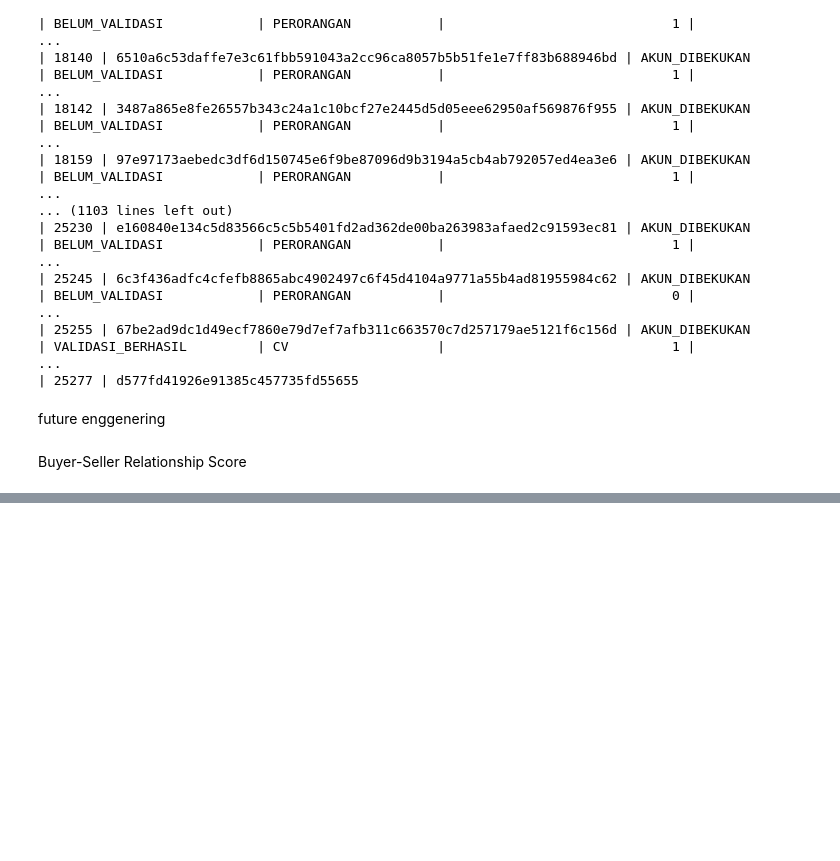
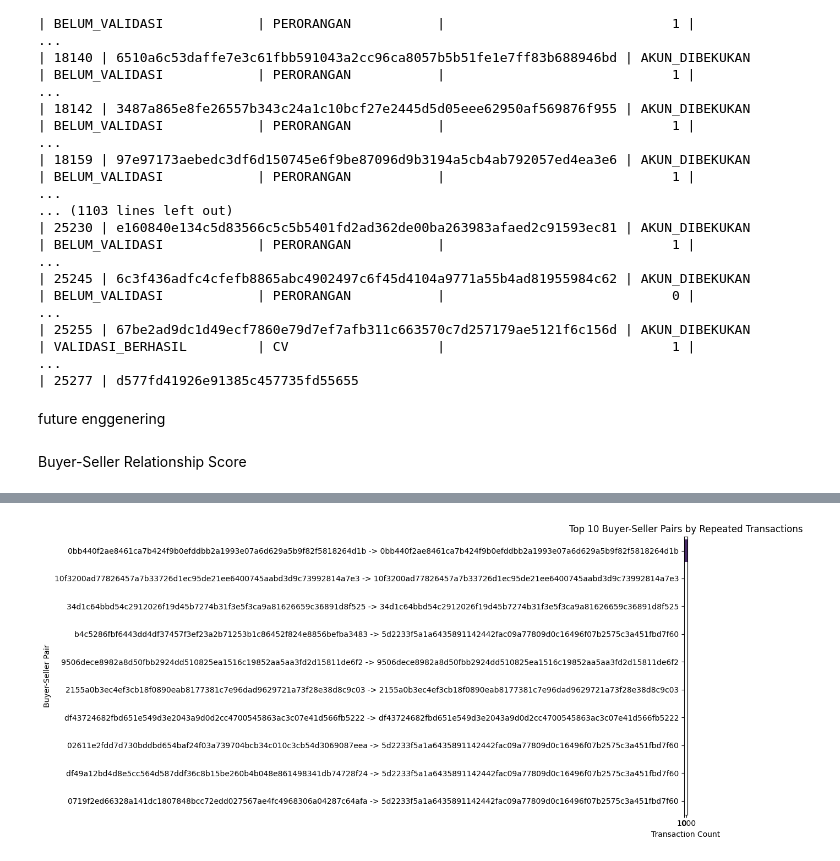
Before and after one commit to Akbar-1056/bitlabs-project, a Jupyter notebook: Project_Based_Learning_kelompok_3_cs03.ipynb, the cells around one changed output, grey strips where cells are left out. Saved outputs shown, nothing was run; the diff lists cells and outputs as text; code cells hidden in the pictures; blank space fills up the shorter version.

```diff
--- a/Project_Based_Learning_kelompok_3_cs03.ipynb
+++ b/Project_Based_Learning_kelompok_3_cs03.ipynb
@@ -486,0 +533,80 @@ Potential promotion abuse cases:
+# %%
+import pandas as pd
+import matplotlib.pyplot as plt
+import seaborn as sns
+
+# Contoh load data, sesuaikan dengan data Anda
+# df1 = pd.read_csv('path_to_your_file.csv')
+
+# ==============================
+# 1. Repeated Transactions
+# ==============================
+
+# Menggabungkan buyer_id dan seller_id untuk membuat pasangan unik
+df1['buyer_seller_pair'] = df1['buyer_id'].astype(str) + ' -> ' + df1['seller_id'].astype(str)
+
+# Menghitung jumlah transaksi untuk setiap pasangan
+pair_transaction_counts = df1['buyer_seller_pair'].value_counts().reset_index()
+pair_transaction_counts.columns = ['buyer_seller_pair', 'transaction_count']
+
+# Menampilkan pasangan dengan transaksi tertinggi
+print("Top 10 Repeated Transactions:")
+print(pair_transaction_counts.head(10))
+
+# Visualisasi pasangan dengan transaksi berulang tertinggi
+top_n_repeated = 10
+top_repeated_pairs = pair_transaction_counts.head(top_n_repeated)
+
+plt.figure(figsize=(12, 6))
+sns.barplot(
+    x='transaction_count',
+    y='buyer_seller_pair',
+    data=top_repeated_pairs,
+    palette='viridis'
+)
+plt.title(f"Top {top_n_repeated} Buyer-Seller Pairs by Repeated Transactions")
+plt.xlabel("Transaction Count")
+plt.ylabel("Buyer-Seller Pair")
+plt.tight_layout()
+plt.show()
+
+# ==============================
+# 2. Abnormally High Transaction Values
+# ==============================
+
+# Statistik deskriptif untuk transaction_amount
+print("\nDescriptive Statistics for Transaction Amounts:")
+print(df1['transaction_amount'].describe())
+
+# Menggunakan IQR untuk mendeteksi transaksi dengan nilai sangat tinggi
+Q1 = df1['transaction_amount'].quantile(0.25)
+Q3 = df1['transaction_amount'].quantile(0.75)
+IQR = Q3 - Q1
+upper_bound = Q3 + 1.5 * IQR
+
+# Menyaring transaksi yang abnormally high
+high_transactions = df1[df1['transaction_amount'] > upper_bound]
+
+print("\nNumber of Abnormally High Transactions:", len(high_transactions))
+print("\nAbnormally High Transactions:")
+print(high_transactions[['transaction_amount', 'buyer_id', 'seller_id']].head(10))
+
+# Visualisasi distribusi nilai transaksi
+plt.figure(figsize=(12, 6))
+
+# Histogram untuk semua nilai transaksi
+plt.subplot(1, 2, 1)
+sns.histplot(df1['transaction_amount'], bins=30, kde=True, color='skyblue')
+plt.title("Distribution of Transaction Amounts")
+plt.xlabel("Transaction Amount")
+plt.ylabel("Frequency")
+
+# Boxplot untuk mendeteksi nilai tinggi
+plt.subplot(1, 2, 2)
+sns.boxplot(x=df1['transaction_amount'], color='salmon')
+plt.title("Boxplot of Transaction Amounts")
+plt.xlabel("Transaction Amount")
+
+plt.tight_layout()
+plt.show()
+# %% [output]
@@ -486,0 +628 @@ Potential promotion abuse cases:
+[figure, added]
```
Also changed, not shown: parts of 18 cells of this notebook.
